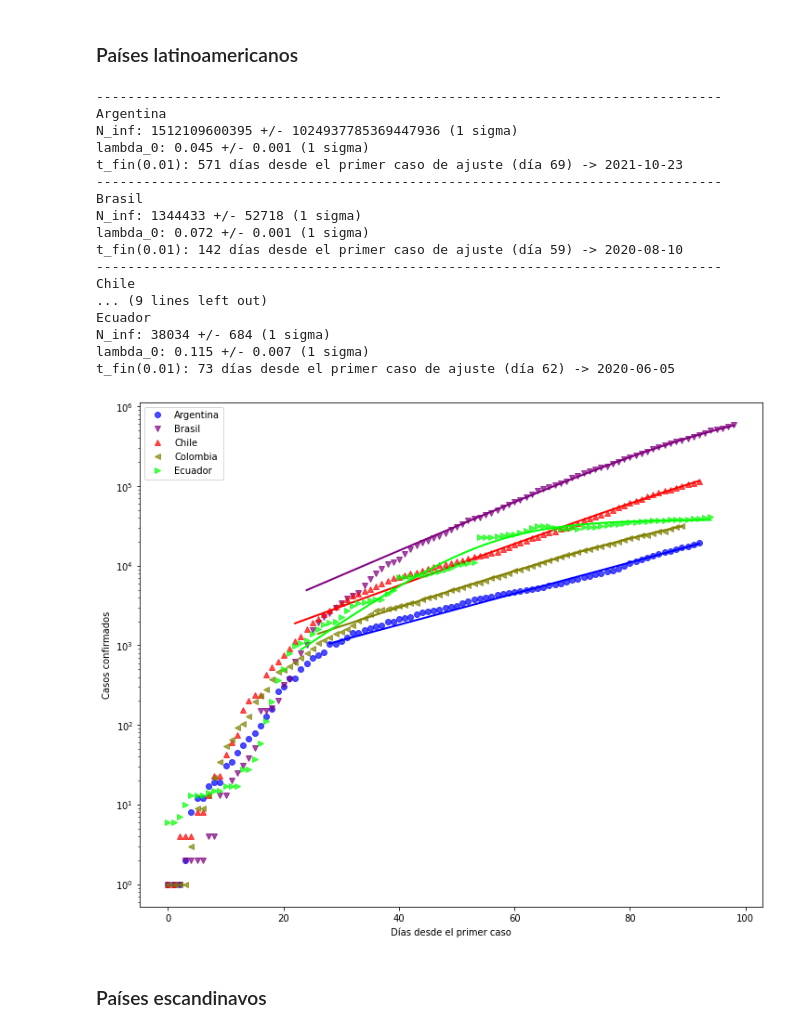
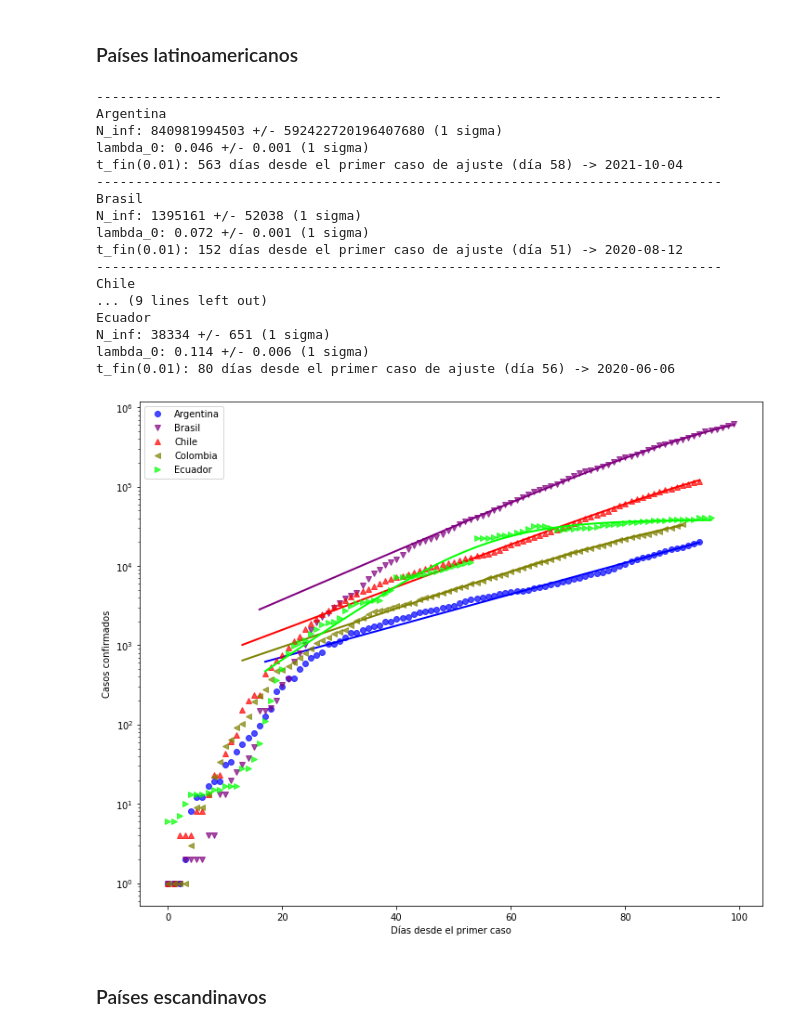
Before and after one commit to manuxch/logistic-covid19, a Jupyter notebook: Logistic_model_COVID-19.ipynb, the cells around one changed output. Saved outputs shown, nothing was run; the diff lists cells and outputs as text; code cells hidden in the pictures.

Commit message:
Actualización diaria de visualizaciones, ajustes y registros

```diff
--- a/Logistic_model_COVID-19.ipynb
+++ b/Logistic_model_COVID-19.ipynb
@@ -203,26 +203,26 @@ t_fin(0.01): 107 días desde el primer caso de ajuste (día 49) -> 2020-06-26
 # %% [markdown]
 ### Países latinoamericanos
 # %%
-plot_fit(cases_lat, 1000, 'Casos confirmados', logscale=True, p_fin=0.01)
+plot_fit(cases_lat, 100, 'Casos confirmados', logscale=True, p_fin=0.01)
 # %% [output]
 --------------------------------------------------------------------------------
 Argentina
-N_inf: 1512109600395 +/- 1024937785369447936 (1 sigma)
-lambda_0: 0.045 +/- 0.001 (1 sigma)
-t_fin(0.01): 571 días desde el primer caso de ajuste (día 69) -> 2021-10-23
+N_inf: 840981994503 +/- 592422720196407680 (1 sigma)
+lambda_0: 0.046 +/- 0.001 (1 sigma)
+t_fin(0.01): 563 días desde el primer caso de ajuste (día 58) -> 2021-10-04
 --------------------------------------------------------------------------------
 Brasil
-N_inf: 1344433 +/- 52718 (1 sigma)
+N_inf: 1395161 +/- 52038 (1 sigma)
 lambda_0: 0.072 +/- 0.001 (1 sigma)
-t_fin(0.01): 142 días desde el primer caso de ajuste (día 59) -> 2020-08-10
+t_fin(0.01): 152 días desde el primer caso de ajuste (día 51) -> 2020-08-12
 --------------------------------------------------------------------------------
 Chile
 ... (9 lines left out)
 Ecuador
-N_inf: 38034 +/- 684 (1 sigma)
-lambda_0: 0.115 +/- 0.007 (1 sigma)
-t_fin(0.01): 73 días desde el primer caso de ajuste (día 62) -> 2020-06-05
+N_inf: 38334 +/- 651 (1 sigma)
+lambda_0: 0.114 +/- 0.006 (1 sigma)
+t_fin(0.01): 80 días desde el primer caso de ajuste (día 56) -> 2020-06-06
-[figure, old version]
+[figure, new version]
 # %% [markdown]
 ### Países escandinavos
 # %%
```
Also changed, not shown: parts of 8 cells of this notebook.
